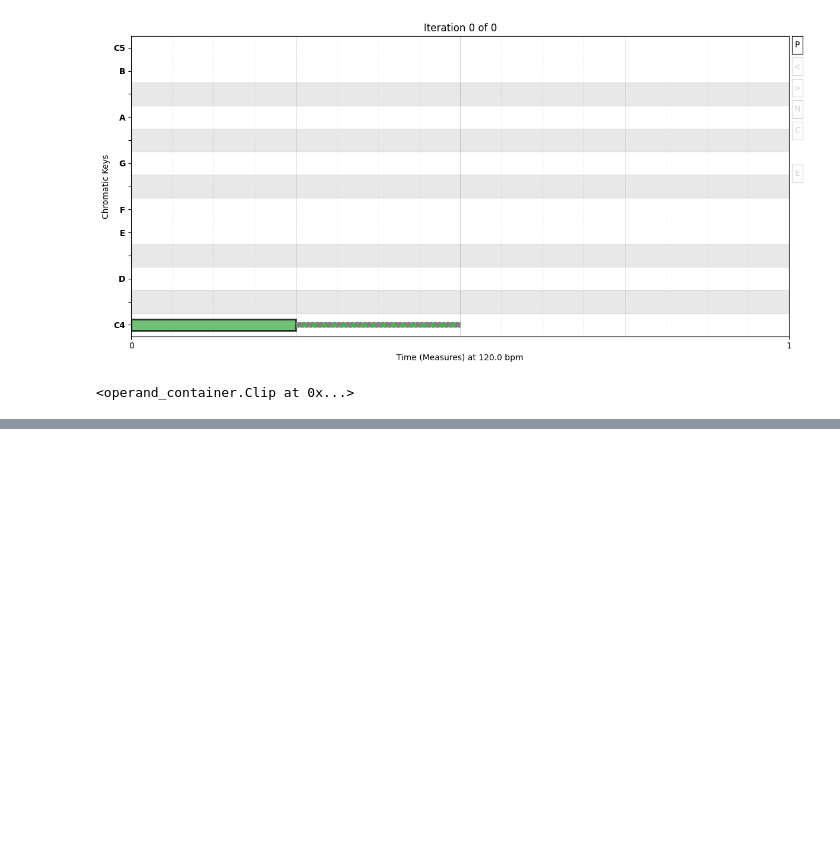
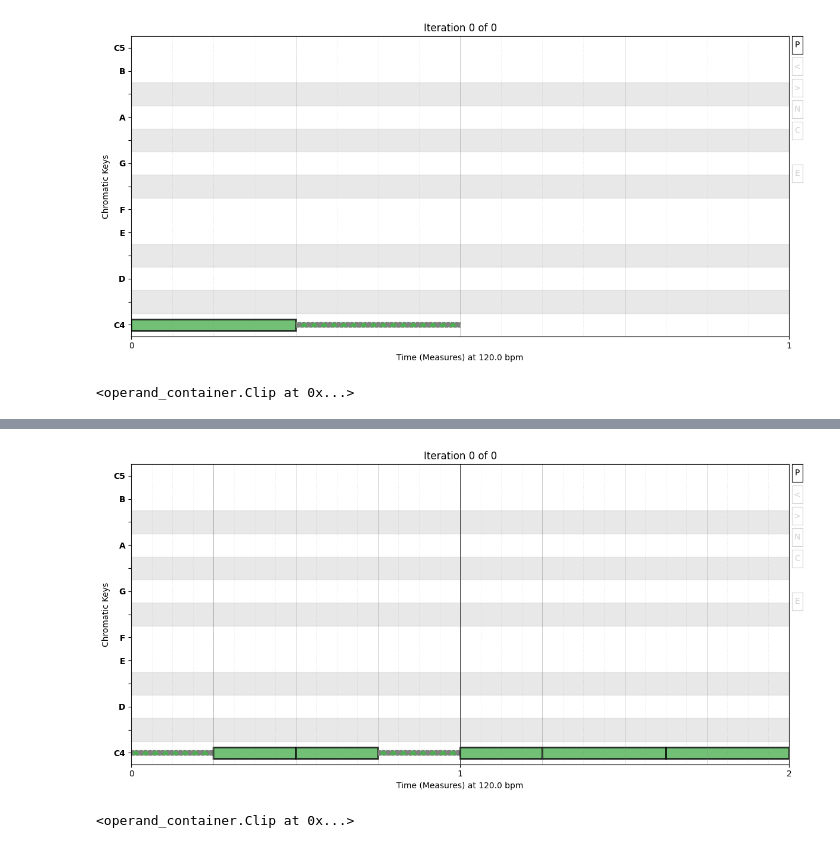
Before and after one commit to ruiseixasm/JsonMidiCreator, a Jupyter notebook: Jupyter/03_Plotting_v1.0.ipynb, the cells around one changed output, grey strips where cells are left out. Drawn from its saved outputs; the diff is of its cells as text; code cells hidden in the pictures; blank space fills up the shorter version.

```diff
--- a/Jupyter/03_Plotting_v1.0.ipynb
+++ b/Jupyter/03_Plotting_v1.0.ipynb
@@ -15,0 +37,5 @@ clip_with_rests >> Plot()
+# %%
+son_clave * 1 >> Reverse() >> Plot()
+# %% [output]
+[figure, added]
+<operand_container.Clip at 0x...>
```
Also changed, not shown: parts of 6 cells of this notebook, 7 other files.
